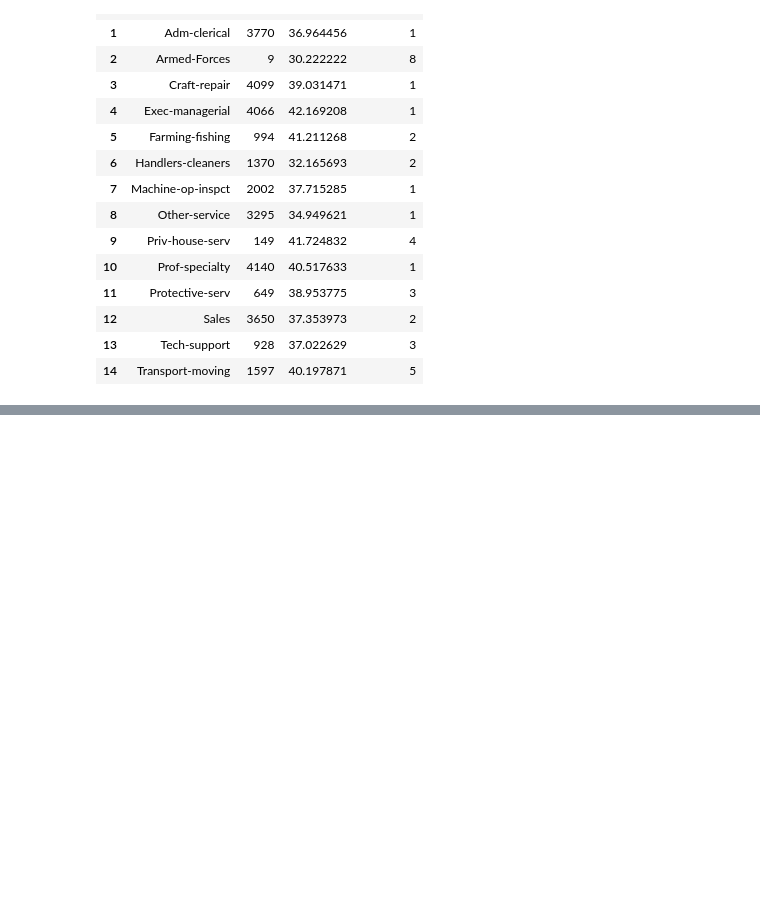
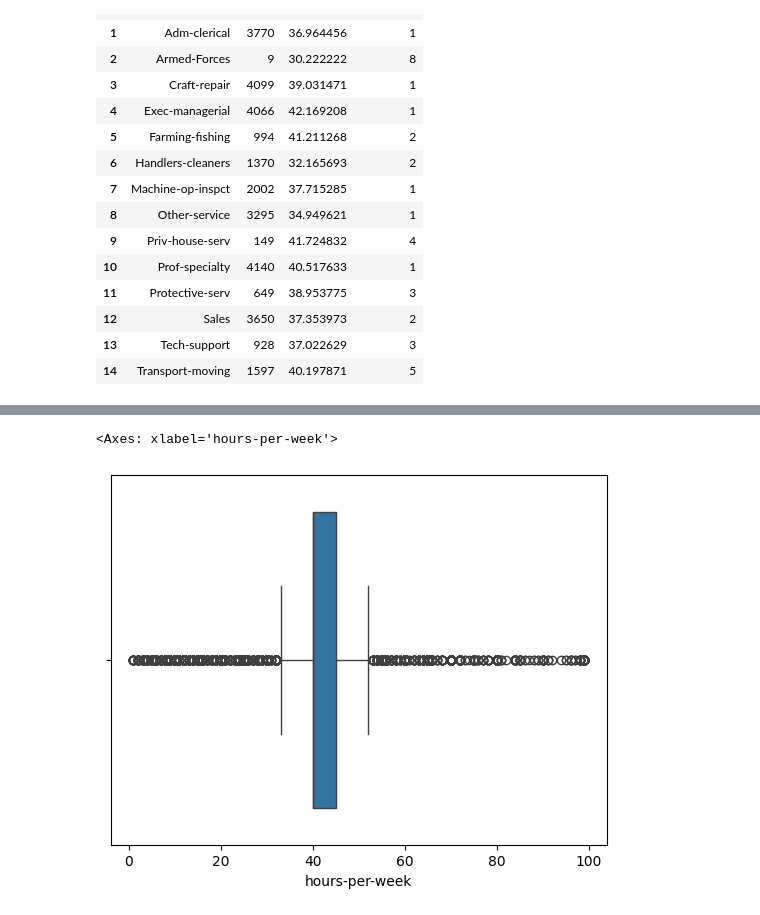
Before and after one commit to raijinstorm/pyt6442-task2, a Jupyter notebook: assignment_pandas.ipynb, the cells around one changed output, grey strips where cells are left out. Saved outputs shown, nothing was run; the diff lists cells and outputs as text; code cells hidden in the pictures; blank space fills up the shorter version.

```diff
--- a/assignment_pandas.ipynb
+++ b/assignment_pandas.ipynb
@@ -255,0 +380,5 @@ occupation_info
+# %%
+sns.boxplot(data, x = "hours-per-week")
+# %% [output]
+<Axes: xlabel='hours-per-week'>
+[figure, added]
```
Also changed, not shown: parts of 24 cells of this notebook, 2 other files.
